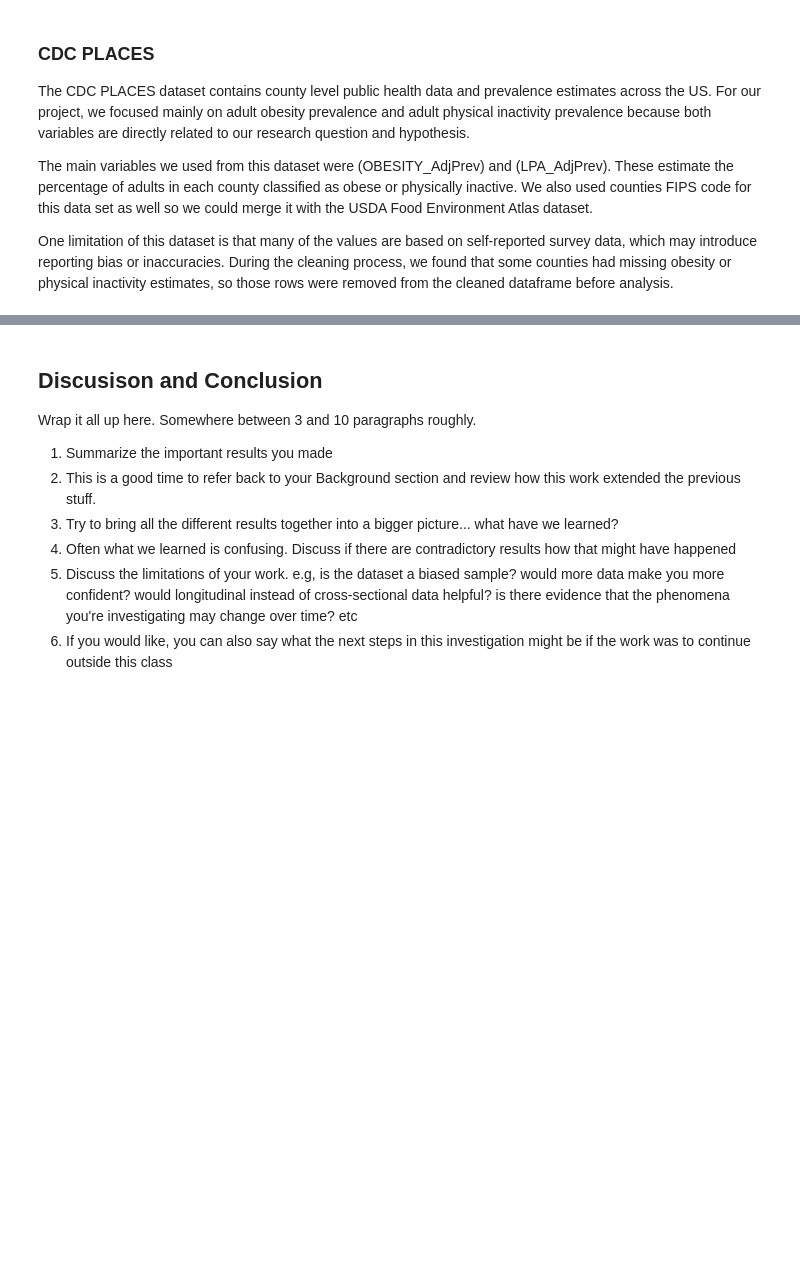
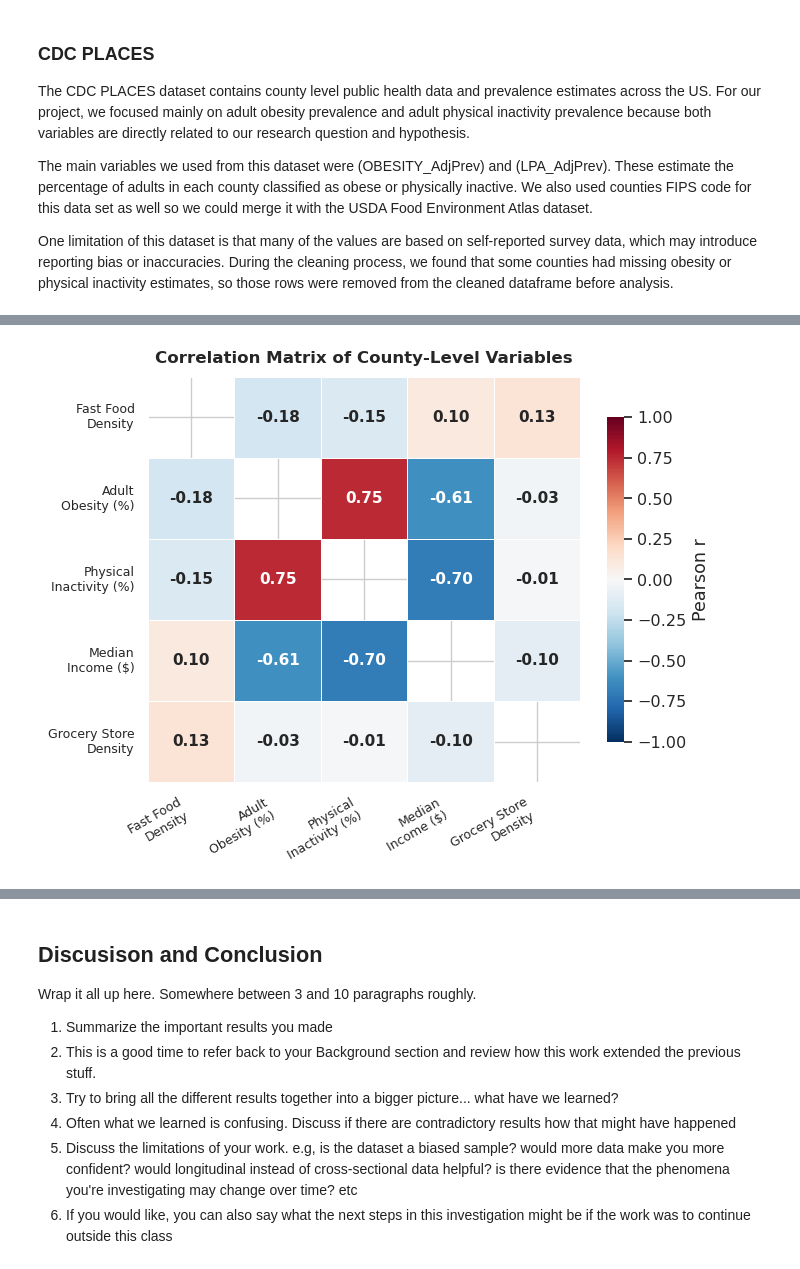
Before and after one commit to COGS108/Group-SP26-096, a Jupyter notebook: 03-FinalProject.ipynb, the cells around one changed output, grey strips where cells are left out. Cells and saved outputs as stored; diff of their text form; code cells hidden in the pictures; blank space fills up the shorter version.

```diff
--- a/03-FinalProject.ipynb
+++ b/03-FinalProject.ipynb
@@ -311,0 +413,36 @@ Instructions: REPLACE the contents of this cell with your work, including any up
+# %%
+heatmap_vars = [c for c in ['FFRPTH20', 'OBESITY_AdjPrev', 'LPA_AdjPrev',
+                            'MEDHHINC21', 'GROCPTH20'] if c in df.columns]   # Name changes: MEDHHINC15->MEDHHINC21, GROC14->GROCPTH20
+
+rename_map = {
+    'FFRPTH20':        'Fast Food\nDensity',
+    'OBESITY_AdjPrev': 'Adult\nObesity (%)',
+    'LPA_AdjPrev':     'Physical\nInactivity (%)',
+    'MEDHHINC21':      'Median\nIncome ($)',        # was MEDHHINC15
+    'GROCPTH20':       'Grocery Store\nDensity',     # was GROC14
+}
+
+corr_matrix  = df[heatmap_vars].corr()
+corr_display = corr_matrix.rename(index=rename_map, columns=rename_map)
+mask = np.eye(len(corr_matrix), dtype=bool)
+
+fig, ax = plt.subplots(figsize=(7, 5.5))
+sns.heatmap(
+    corr_display,
+    annot=True, fmt='.2f',
+    cmap='RdBu_r', center=0, vmin=-1, vmax=1,
+    mask=mask,
+    linewidths=0.6, linecolor='white',
+    annot_kws={'size': 11, 'weight': 'bold'},
+    cbar_kws={'label': 'Pearson r', 'shrink': 0.8},
+    ax=ax
+)
+ax.set_title('Correlation Matrix of County-Level Variables',
+             fontsize=12, fontweight='bold', pad=10)
+ax.set_xticklabels(ax.get_xticklabels(), rotation=30, ha='right', fontsize=9)
+ax.set_yticklabels(ax.get_yticklabels(), rotation=0, fontsize=9)
+plt.tight_layout()
+plt.savefig('data/02-processed/eda_fig3_heatmap.png', dpi=150, bbox_inches='tight')
+plt.show()
+# %% [output]
+[figure, added]
```
Also changed, not shown: parts of 33 cells of this notebook.
